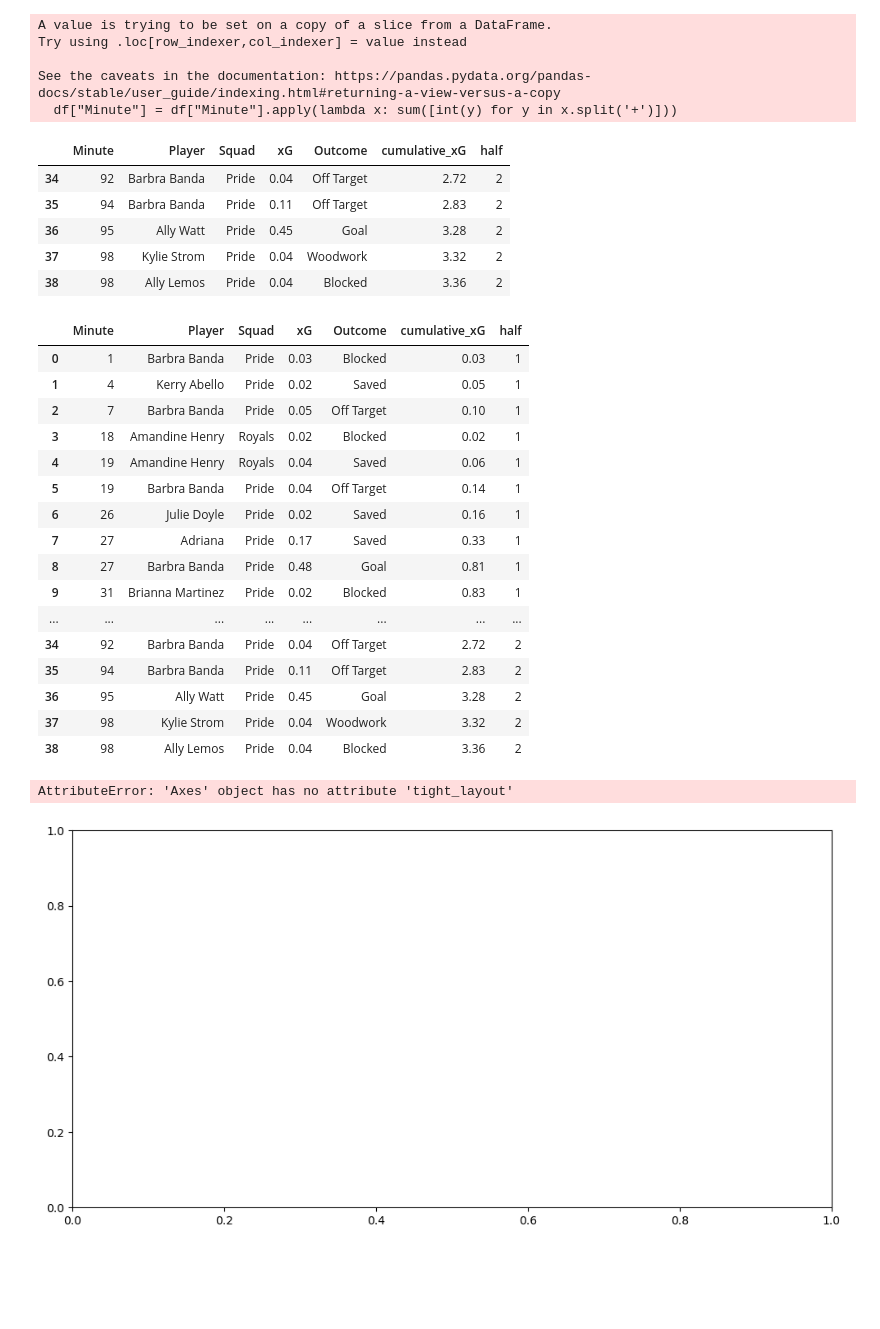
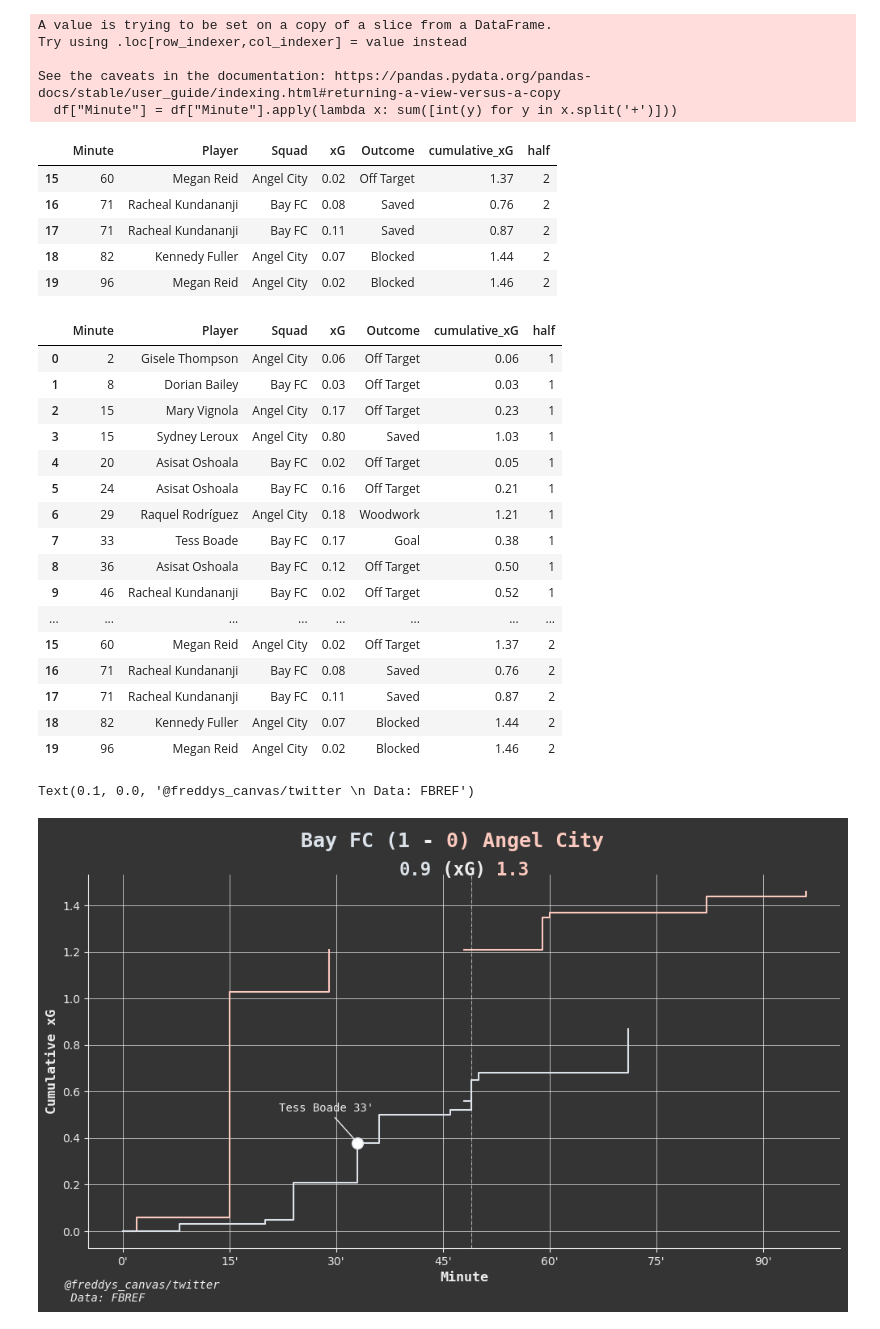
Before and after one commit to FreddyAdongo/football-analytics, a Jupyter notebook: NWSL Visuals/xG-flow.ipynb, the cells around one changed output. Cells and saved outputs as stored; diff of their text form; code cells hidden in the pictures; blank space fills up the shorter version.

Commit message:
created more xG plots

```diff
--- a/NWSL Visuals/xG-flow.ipynb
+++ b/NWSL Visuals/xG-flow.ipynb
@@ -2,7 +2,7 @@
 import pandas as pd
 # %%
 #match url
-url = 'https://fbref.com/en/matches/e08d6c4f/Orlando-Pride-Utah-Royals-June-21-2024-NWSL'
+url = 'https://fbref.com/en/matches/402a27f7/Bay-FC-Angel-City-FC-June-22-2024-NWSL'
 df = pd.read_html(url, attrs={'id': 'shots_all'})[0]
 # %%
 df.head()
@@ -105,35 +105,35 @@ See the caveats in the documentation: https://pandas.pydata.org/pandas-docs/stab
 df.tail()
 # %% [output]
 |  | Minute | Player | Squad | xG | Outcome | cumulative_xG | half |
-| 34 | 92 | Barbra Banda | Pride | 0.04 | Off Target | 2.72 | 2 |
-| 35 | 94 | Barbra Banda | Pride | 0.11 | Off Target | 2.83 | 2 |
-| 36 | 95 | Ally Watt | Pride | 0.45 | Goal | 3.28 | 2 |
-| 37 | 98 | Kylie Strom | Pride | 0.04 | Woodwork | 3.32 | 2 |
-| 38 | 98 | Ally Lemos | Pride | 0.04 | Blocked | 3.36 | 2 |
+| 15 | 60 | Megan Reid | Angel City | 0.02 | Off Target | 1.37 | 2 |
+| 16 | 71 | Racheal Kundananji | Bay FC | 0.08 | Saved | 0.76 | 2 |
+| 17 | 71 | Racheal Kundananji | Bay FC | 0.11 | Saved | 0.87 | 2 |
+| 18 | 82 | Kennedy Fuller | Angel City | 0.07 | Blocked | 1.44 | 2 |
+| 19 | 96 | Megan Reid | Angel City | 0.02 | Blocked | 1.46 | 2 |
 # %%
 df
 # %% [output]
 |  | Minute | Player | Squad | xG | Outcome | cumulative_xG | half |
-| 0 | 1 | Barbra Banda | Pride | 0.03 | Blocked | 0.03 | 1 |
-| 1 | 4 | Kerry Abello | Pride | 0.02 | Saved | 0.05 | 1 |
-| 2 | 7 | Barbra Banda | Pride | 0.05 | Off Target | 0.10 | 1 |
-| 3 | 18 | Amandine Henry | Royals | 0.02 | Blocked | 0.02 | 1 |
-| 4 | 19 | Amandine Henry | Royals | 0.04 | Saved | 0.06 | 1 |
-| 5 | 19 | Barbra Banda | Pride | 0.04 | Off Target | 0.14 | 1 |
-| 6 | 26 | Julie Doyle | Pride | 0.02 | Saved | 0.16 | 1 |
-| 7 | 27 | Adriana | Pride | 0.17 | Saved | 0.33 | 1 |
-| 8 | 27 | Barbra Banda | Pride | 0.48 | Goal | 0.81 | 1 |
-| 9 | 31 | Brianna Martinez | Pride | 0.02 | Blocked | 0.83 | 1 |
+| 0 | 2 | Gisele Thompson | Angel City | 0.06 | Off Target | 0.06 | 1 |
+| 1 | 8 | Dorian Bailey | Bay FC | 0.03 | Off Target | 0.03 | 1 |
+| 2 | 15 | Mary Vignola | Angel City | 0.17 | Off Target | 0.23 | 1 |
+| 3 | 15 | Sydney Leroux | Angel City | 0.80 | Saved | 1.03 | 1 |
+| 4 | 20 | Asisat Oshoala | Bay FC | 0.02 | Off Target | 0.05 | 1 |
+| 5 | 24 | Asisat Oshoala | Bay FC | 0.16 | Off Target | 0.21 | 1 |
+| 6 | 29 | Raquel Rodríguez | Angel City | 0.18 | Woodwork | 1.21 | 1 |
+| 7 | 33 | Tess Boade | Bay FC | 0.17 | Goal | 0.38 | 1 |
+| 8 | 36 | Asisat Oshoala | Bay FC | 0.12 | Off Target | 0.50 | 1 |
+| 9 | 46 | Racheal Kundananji | Bay FC | 0.02 | Off Target | 0.52 | 1 |
 | ... | ... | ... | ... | ... | ... | ... | ... |
-| 34 | 92 | Barbra Banda | Pride | 0.04 | Off Target | 2.72 | 2 |
-| 35 | 94 | Barbra Banda | Pride | 0.11 | Off Target | 2.83 | 2 |
-| 36 | 95 | Ally Watt | Pride | 0.45 | Goal | 3.28 | 2 |
-| 37 | 98 | Kylie Strom | Pride | 0.04 | Woodwork | 3.32 | 2 |
-| 38 | 98 | Ally Lemos | Pride | 0.04 | Blocked | 3.36 | 2 |
+| 15 | 60 | Megan Reid | Angel City | 0.02 | Off Target | 1.37 | 2 |
+| 16 | 71 | Racheal Kundananji | Bay FC | 0.08 | Saved | 0.76 | 2 |
+| 17 | 71 | Racheal Kundananji | Bay FC | 0.11 | Saved | 0.87 | 2 |
+| 18 | 82 | Kennedy Fuller | Angel City | 0.07 | Blocked | 1.44 | 2 |
+| 19 | 96 | Megan Reid | Angel City | 0.02 | Blocked | 1.46 | 2 |
 # %%
 #create variables for team colours
-HOME_COLOR = '#7a3cbd'
-AWAY_COLOR = '#FFB81C'
+HOME_COLOR = '#DBE2E9'
+AWAY_COLOR = '#FCC9BF'
 # %%
 import matplotlib.pyplot as plt
 
@@ -164,7 +164,7 @@ for team in df['Squad'].unique():
             half_df['cumulative_xG'],
             label=team,
             drawstyle='steps-post',
-            c=HOME_COLOR if team == 'Pride' else AWAY_COLOR
+            c=HOME_COLOR if team == 'Bay FC' else AWAY_COLOR
         )
 
 
@@ -176,7 +176,7 @@ for team in df['Squad'].unique():
             x['Minute'],
             x['cumulative_xG'],
             c='white',
-            edgecolor=HOME_COLOR if team == 'Pride' else  AWAY_COLOR,
+            edgecolor=HOME_COLOR if team == 'Bay FC' else  AWAY_COLOR,
             s=100,
             # We want the goals to be on top of the lines
             zorder=5
@@ -223,7 +223,7 @@ ax.set_ylabel('Cumulative xG', fontfamily='monospace', fontsize=12, fontweight='
 ax.grid(ls='solid',lw=.5,color='#EEEEEE',which='both',zorder=1)
 
 #add dotted line to separate halves
-ax.axvline(x=47, ls='dashdot', color='#EEEEEE', lw=.5)
+ax.axvline(x=49, ls='dashdot', color='#EEEEEE', lw=.5)
 
 # Let's get rid of the right and top spines
 ax.spines['right'].set_visible(False)
@@ -250,7 +250,7 @@ from highlight_text import fig_text
 fig_text(
     0.5,
     0.95,
-    '<Orlando Pride (6> - <0) Utah Royals>',
+    '<Bay FC (1> - <0) Angel City>',
     fontsize=18,
     ha='center',
     va='center',
@@ -265,7 +265,7 @@ fig_text(
 fig_text(
     0.512,
     0.89,
-    '<3.3> (xG) <0.4>',
+    '<0.9> (xG) <1.3>',
     fontsize=16,
     ha='center',
     va='center',
@@ -275,34 +275,34 @@ fig_text(
     fontweight='semibold',
     highlight_textprops=[{'color': HOME_COLOR}, {'color': AWAY_COLOR}]
 )
 
 
 # fig_text(
 #     0.448,
 #     0.89,
 #     '<1.4> (xG) <0.5>',
 #     fontsize=14,
 #     ha='center',
 #     va='center',
 #     ax=ax,
 #     fontproperties='monospace',
 #     fontweight='semibold',
 #     highlight_textprops=[{'color': HOME_COLOR}, {'color': AWAY_COLOR}]
 # )
 
 
 # Now let's add a twitter @ to the bottom left of the plot
 fig.text(
     0.1,
     0.00,
     '@freddys_canvas/twitter \n Data: FBREF',
     fontsize=10,
     fontstyle='oblique',
     fontfamily='monospace',
     color='#EEEEEE'
 )
 # %% [output]
-AttributeError: 'Axes' object has no attribute 'tight_layout'
+Text(0.1, 0.0, '@freddys_canvas/twitter \n Data: FBREF')
-[figure, old version]
+[figure, new version]
 # %%
 #save image: C:/Users/fredd\OneDrive/Pictures/data-vizes/xG-plots
```
Also changed, not shown: parts of 6 cells of this notebook.
